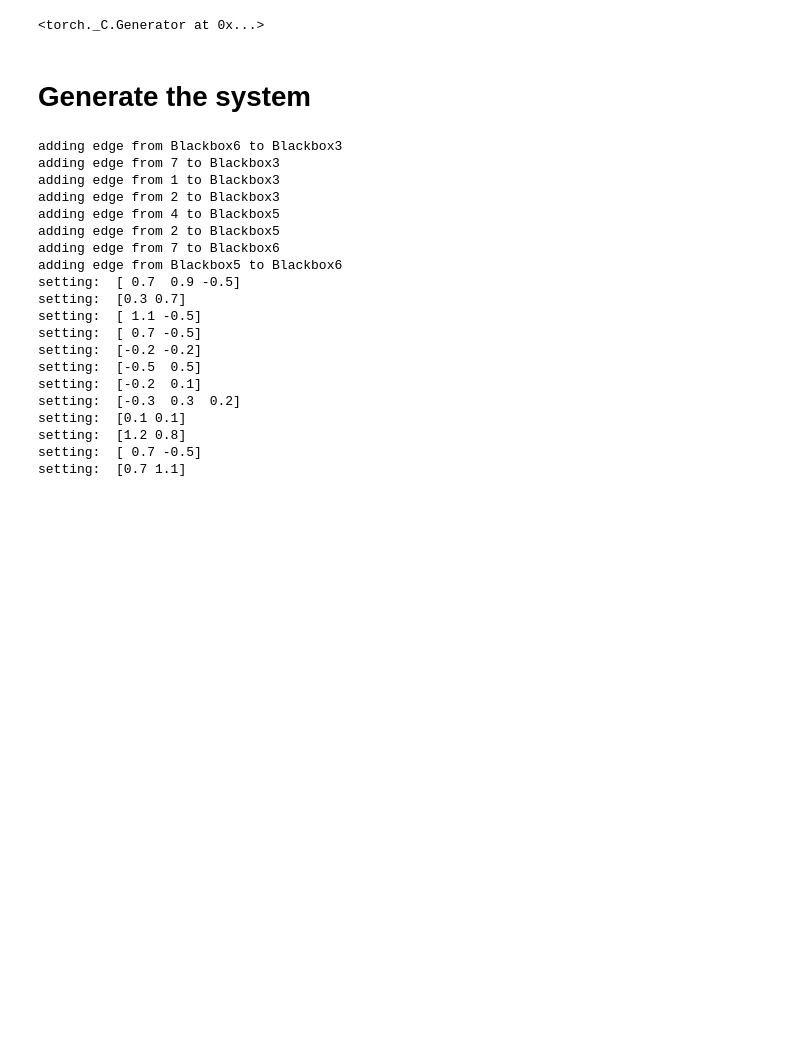
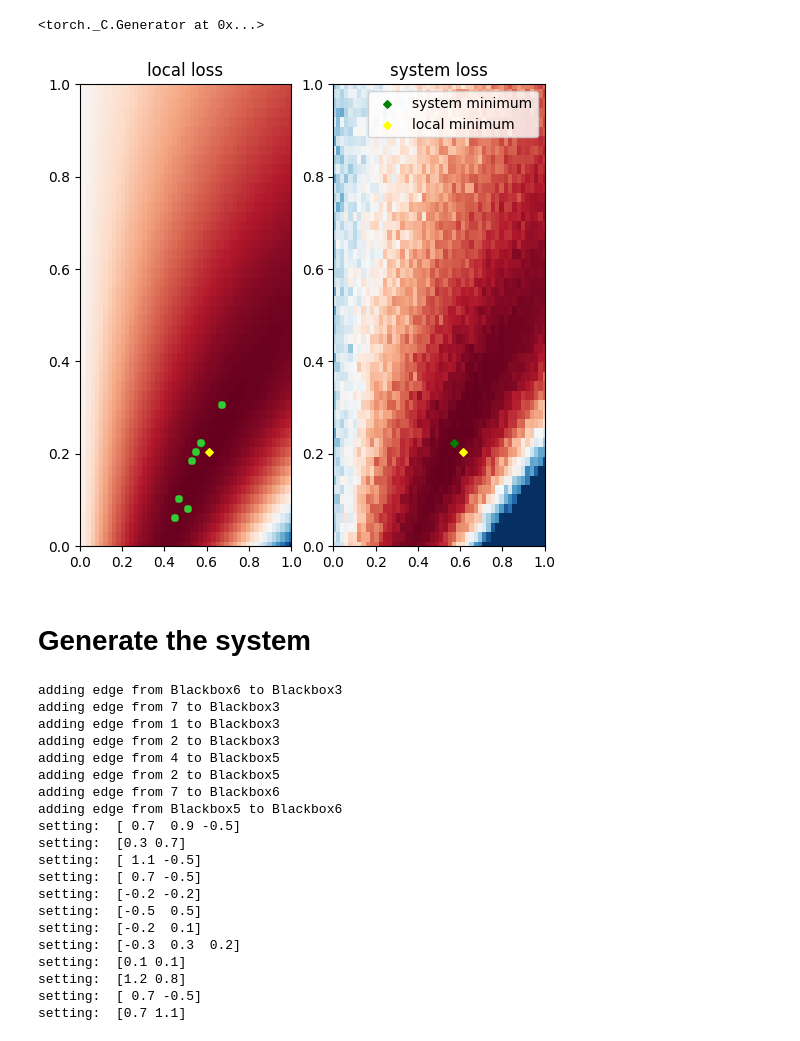
Before and after one commit to chenzhiliang94/AutoAI, a Jupyter notebook: Updated BO.ipynb, the cells around one changed output. Saved outputs shown, nothing was run; the diff lists cells and outputs as text; code cells hidden in the pictures; blank space fills up the shorter version.

```diff
--- a/Updated BO.ipynb
+++ b/Updated BO.ipynb
@@ -31,6 +31,66 @@ from Plotting.HeatMapLossFunction import *
 torch.manual_seed(10)
 # %% [output]
 <torch._C.Generator at 0x...>
+# %%
+plt.rcParams['figure.figsize'] = [6, 6]
+import math
+import numpy as np
+import matplotlib.pyplot as plt
+
+from Components.ConditionalNormalDistribution import ConditionalNormalDistribution
+from Components.DifferentiablePolynomial import DifferentiablePolynomial
+from Models.ModelExponential import ModelExponential
+from Plotting.HeatMapLossFunction import *
+from Composition.SequentialSystem import SequentialSystem
+from SearchAlgorithm.skeleton import BO_skeleton
+from Plotting.HeatMapLossFunction import *
+
+# f = conditional1DNormal()
+f = DifferentiablePolynomial() # black box function (comes second)
+g = ModelExponential() # white box function (comes first)
+
+ground_truth_theta_0 = 0.6
+ground_truth_theta_1 = 0.2
+noise_mean = 0.05
+noise_std = 0.02
+
+# generate local dataset over g
+X_local = np.random.uniform(1, 3, size=100)
+y_local = g.evaluate(torch.Tensor(X_local), ground_truth_theta_0, ground_truth_theta_1) # labeling effort of local
+# generate end to end dataset (use same X)
+X_global = X_local
+z_global = f.evaluate(y_local, 1,1,1) # ground truth
+#z_global_pertubed = f.evaluate(g.evaluate(torch.Tensor(X_global), ground_truth_theta_0, ground_truth_theta_1), 0.3,0.5,0.3) # perturbed
+z_global_pertubed = z_global
+plt, fig, ax = HeatMapLossFunction(X_local, y_local, X_global, z_global_pertubed, f, g, plt, noise_mean, noise_std)
+
+# train function g on x,y ("local") using local gradient descent
+# all_theta_via_local = g.fit(X_local,y_local)
+# y_pred = g.predict(X_global.reshape(len(X_global),1))
+
+# # train composite function f.g on x,z ("global") using BO
+# s = SequentialSystem()
+# g = ModelExponential() # reset
+# s.addModel(g, X_local, y_local)
+# s.addComponent(f)
+# s.addGlobalData(X_global, z_global)
+
+# all_theta_via_global = BO_skeleton(s)
+# #all_theta_via_global = s.fit_global_differentiable() # this performs end to end gradient descent
+
+# all_theta_via_local = np.array(all_theta_via_local)
+# all_theta_via_global = np.array(all_theta_via_global)
+
+# ax[0].scatter(all_theta_via_local[:,0], all_theta_via_local[:,1], s=0.2,alpha=1, label="gradient climbing over local data set")
+# ax[0].scatter(all_theta_via_global[:,0], all_theta_via_global[:,1], s=1,alpha=1, label="end to end learning")
+# lgnd = ax[0].legend()
+
+# ax[1].scatter(all_theta_via_local[:,0], all_theta_via_local[:,1], s=0.2,alpha=0.5)
+# ax[1].scatter(all_theta_via_global[:,0], all_theta_via_global[:,1], s=1,alpha=0.5)
+
+plt.show()
+# %% [output]
+[figure, added]
 # %%
 # ground truth param
 
```
Also changed, not shown: parts of 5 cells of this notebook, 25 other files.
